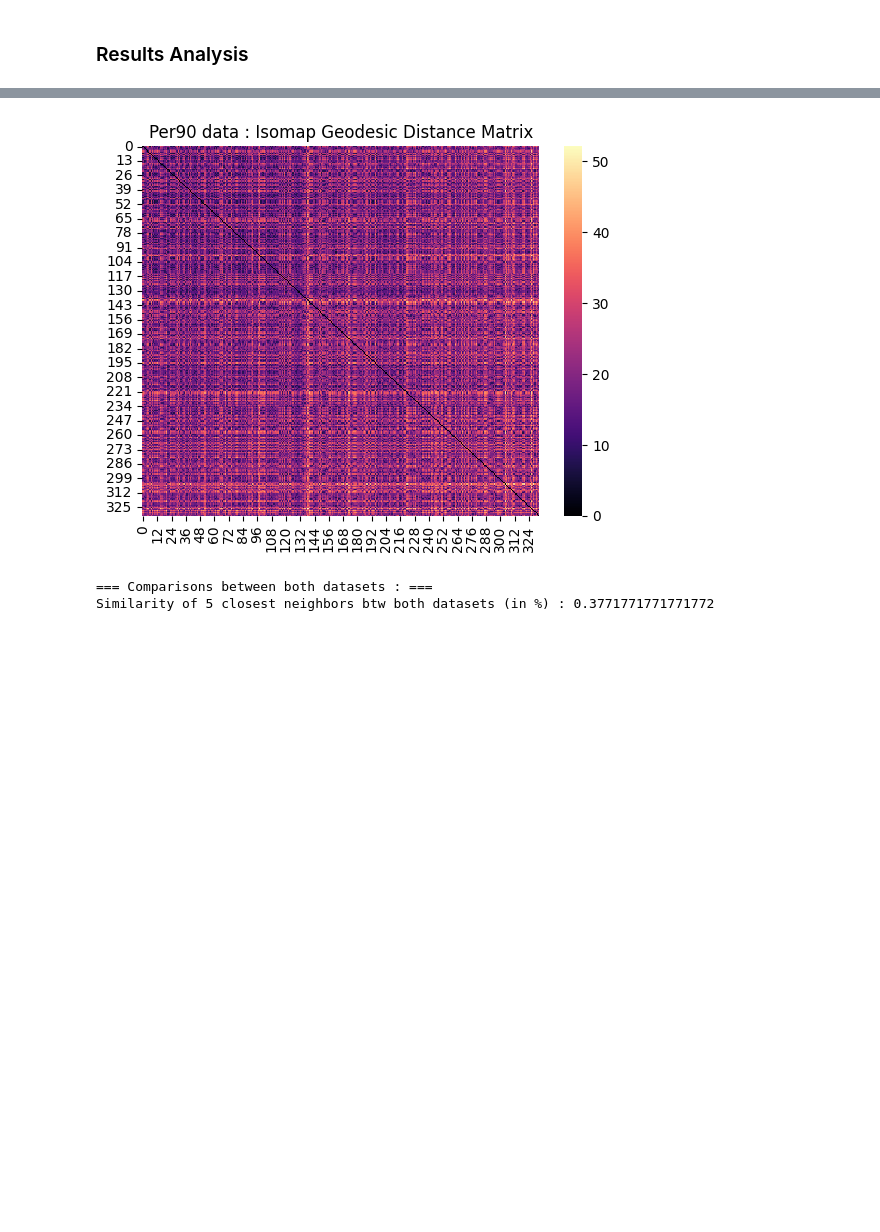
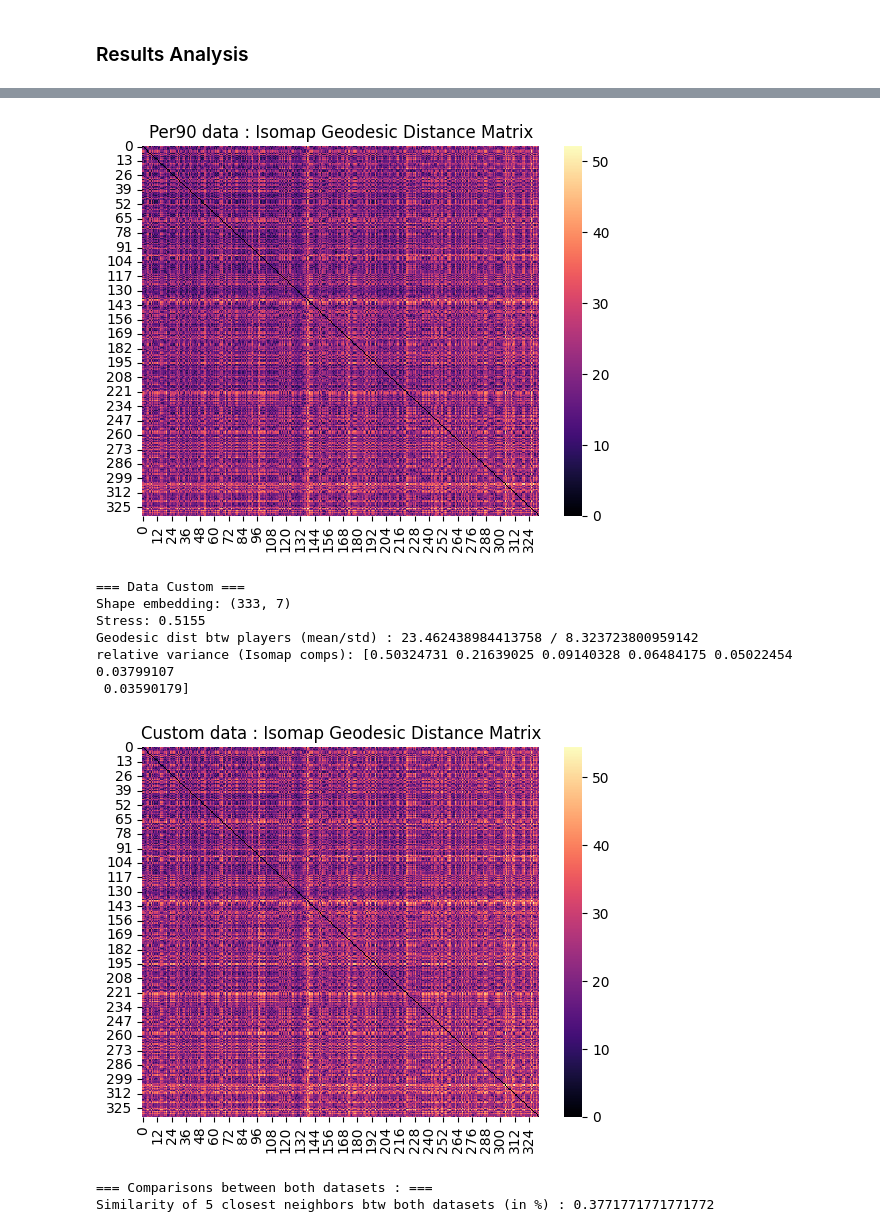
Before and after one commit to DeankoontzG/DataMining_Project, a Jupyter notebook: src/lhemgui/Isomap.ipynb, the cells around one changed output, grey strips where cells are left out. Drawn from its saved outputs; the diff is of its cells as text; code cells hidden in the pictures; blank space fills up the shorter version.

```diff
--- a/src/lhemgui/Isomap.ipynb
+++ b/src/lhemgui/Isomap.ipynb
@@ -143,6 +152,7 @@ def compare_neighbors(kernel1, kernel2, k=5):
 
 kernel_raw, shape_raw, stress_raw, var_ratio_raw = extractMetrics(iso_raw, X_raw, X_iso_raw)
 kernel_per90, shape_per90, stress_per90, var_ratio_per90 = extractMetrics(iso_per90, X_per90, X_iso_per90)
+kernel_custom, shape_custom, stress_custom, var_ratio_custom = extractMetrics(iso_custom, X_custom, X_iso_custom)
 neighbor_stability = compare_neighbors(kernel_raw, kernel_per90)
 
 print("=== Raw data ===")
@@ -165,6 +175,16 @@ sns.heatmap(kernel_per90, cmap="magma")
 plt.title("Per90 data : Isomap Geodesic Distance Matrix")
 plt.show()
 
+print("\n=== Data Custom ===")
+print(f"Shape embedding: {shape_custom}")
+print(f"Stress: {stress_custom:.4f}")
+print(f"Geodesic dist btw players (mean/std) : {np.mean(kernel_custom)} / {np.std(kernel_custom)}")
+print(f"relative variance (Isomap comps): {var_ratio_custom}")
+# Geodesic distances analysis
+sns.heatmap(kernel_custom, cmap="magma")
+plt.title("Custom data : Isomap Geodesic Distance Matrix")
+plt.show()
+
 print("\n=== Comparisons between both datasets : ===")
 print(f"Similarity of 5 closest neighbors btw both datasets (in %) : {neighbor_stability}")
 # %% [output]
@@ -184,6 +204,13 @@ relative variance (Isomap comps): [0.14285714 0.14285714 0.14285714 0.14285714 0
 [figure]
-=== Comparisons between both datasets : ===
-Similarity of 5 closest neighbors btw both datasets (in %) : 0.3771771771771772
+=== Data Custom ===
+Shape embedding: (333, 7)
+Stress: 0.5155
+Geodesic dist btw players (mean/std) : 23.462438984413758 / 8.323723800959142
+relative variance (Isomap comps): [0.50324731 0.21639025 0.09140328 0.06484175 0.05022454 0.03799107
+ 0.03590179]
+[figure, added]
+=== Comparisons between both datasets : ===
+Similarity of 5 closest neighbors btw both datasets (in %) : 0.3771771771771772
 # %%
 ### GridSearch analysis of hyperparameters of ISOMap
 # %%
```
Also changed, not shown: parts of 7 cells of this notebook, 7 other files.
